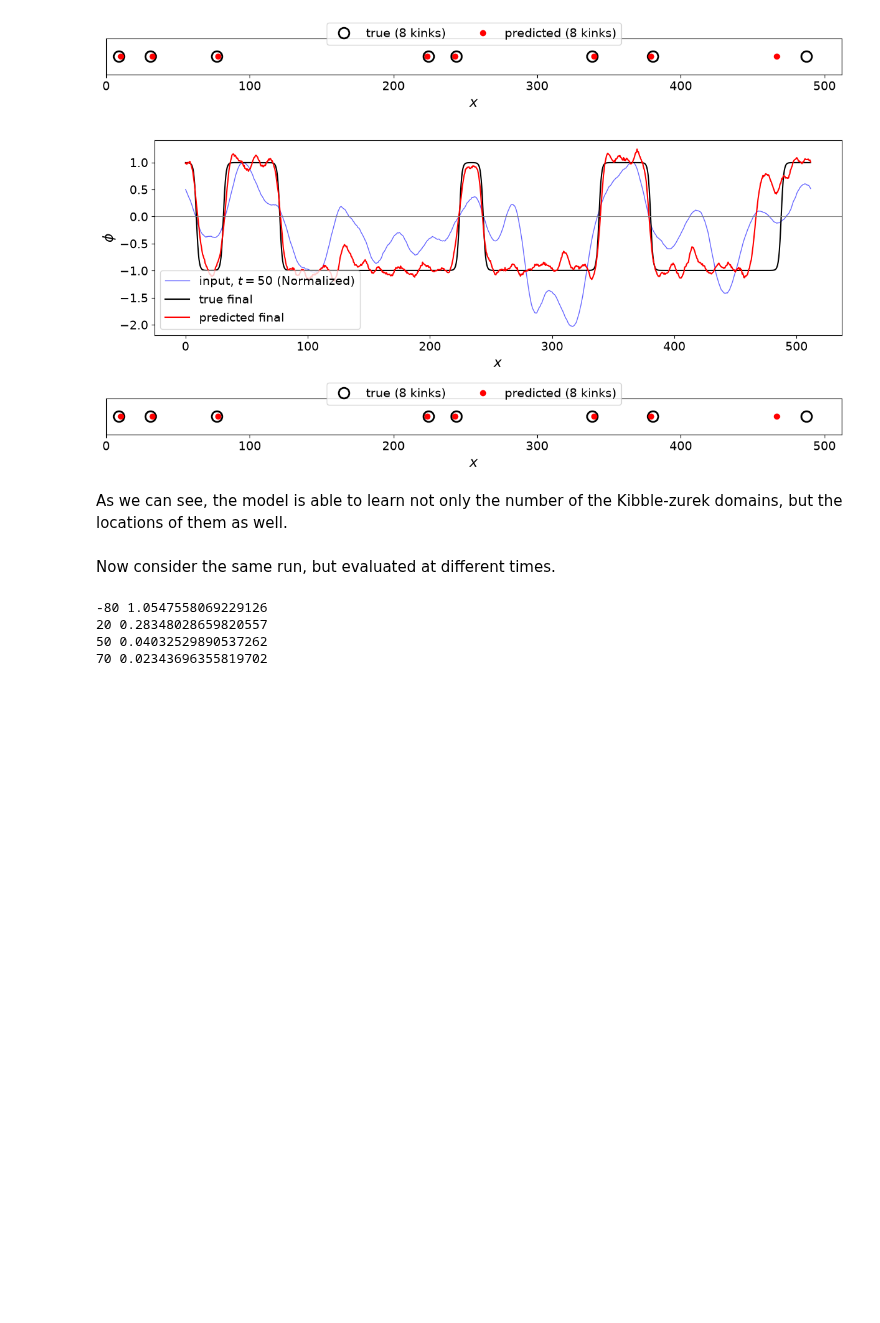
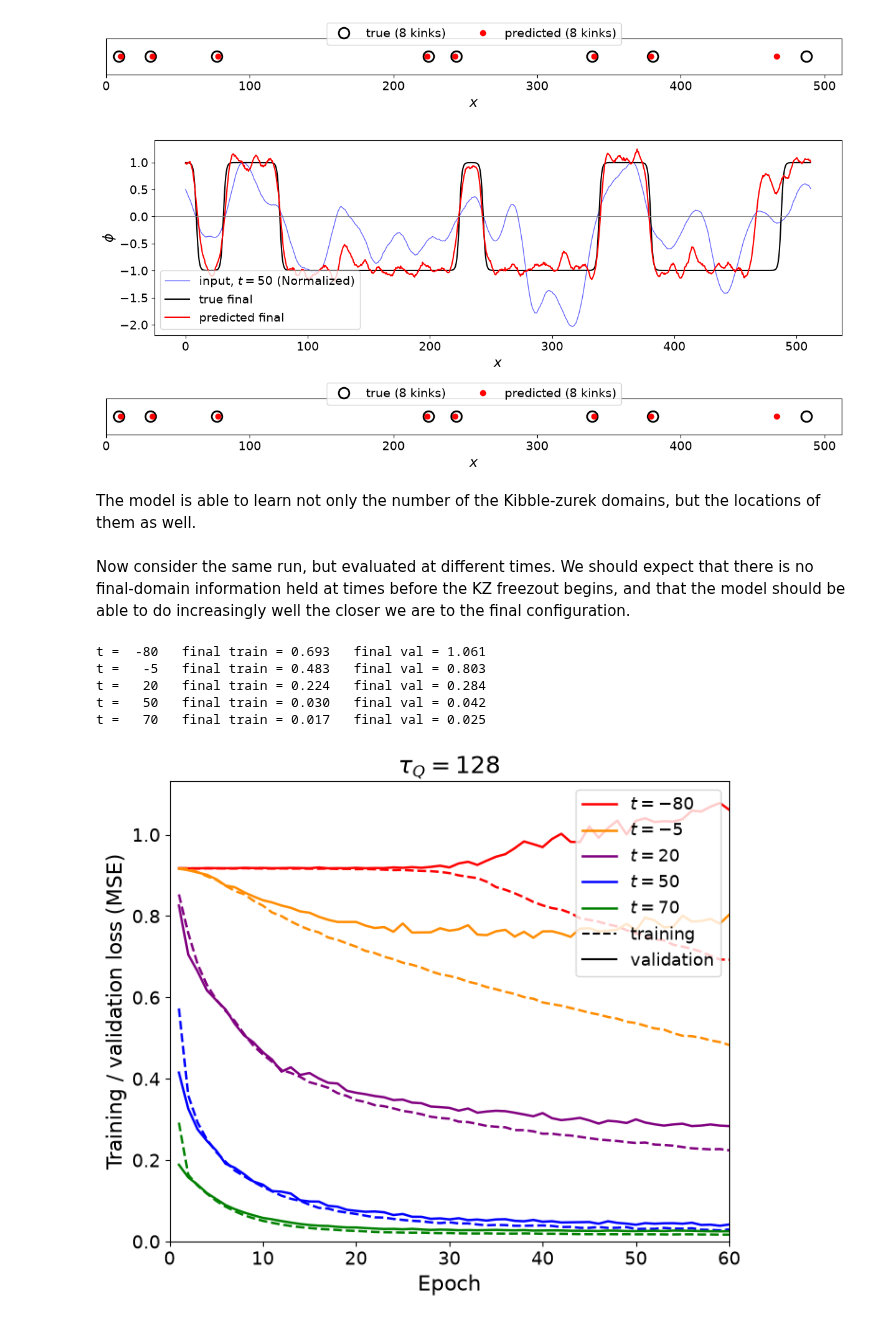
Before and after one commit to KristianMunnikhuis/MachineLearningKZ, a Jupyter notebook: notebooks/01_1D_replication.ipynb, the cells around one changed output. Drawn from its saved outputs; the diff is of its cells as text; code cells hidden in the pictures; blank space fills up the shorter version.

```diff
--- a/notebooks/01_1D_replication.ipynb
+++ b/notebooks/01_1D_replication.ipynb
@@ -177,23 +182,29 @@ plt.show()
 ![image-2.png](attachment:image-2.png)
 ![image.png](attachment:image.png)
 
-As we can see, the model is able to learn not only the number of the Kibble-zurek domains, but the locations of them as well.
+The model is able to learn not only the number of the Kibble-zurek domains, but the locations of them as well.
 # %% [markdown]
-Now consider the same run, but evaluated at different times.
+Now consider the same run, but evaluated at different times. We should expect that there is no final-domain information held at times before the KZ freezout begins, and that the model should be able to do increasingly well the closer we are to the final configuration.
-# %%
-for T_SAMPLE in [-80, 20, 50, 70]:
-    X = g.window(d, T_SAMPLE).astype('float32')
-    Y = d['phi_final'].astype('float32')
-    model = keras.Sequential([
-        keras.layers.Input(shape=(11, 1024)),
-        keras.layers.SimpleRNN(256, activation='softsign'),
-        keras.layers.Dense(1024)
-    ])
-    model.compile(optimizer='adam', loss='mse')
-    h = model.fit(X, Y, epochs=60, batch_size=10, validation_split=0.2, verbose=0)
-    print(T_SAMPLE, h.history['val_loss'][-1])
-# %% [output]
--80 1.0547558069229126
-20 0.28348028659820557
-50 0.04032529890537262
-70 0.02343696355819702
+# %%
+# ---- inputs ----
+TAU      = 128
+T_LIST   = [-80, -5, 20, 50, 70]
+COLORS   = ["red", "darkorange", "purple", "blue", "green"]
+EPOCHS   = 60
+
+Y_all = d["phi_final"].astype("float32")
+
+hists = {}
+for t in T_LIST:
+    Xt = kz.window(d, t).astype("float32")
+    m  = build_model()
+    h  = m.fit(Xt, Y_all, epochs=EPOCHS, batch_size=10, validation_split=0.2, verbose=0)
+    hists[t] = h.history
+    print(f"t = {t:4d}   final train = {h.history['loss'][-1]:.3f}   final val = {h.history['val_loss'][-1]:.3f}")
+# %% [output]
+t =  -80   final train = 0.693   final val = 1.061
+t =   -5   final train = 0.483   final val = 0.803
+t =   20   final train = 0.224   final val = 0.284
+t =   50   final train = 0.030   final val = 0.042
+t =   70   final train = 0.017   final val = 0.025
+[figure, added]
```
Also changed, not shown: parts of 12 cells of this notebook, 1 other file.
